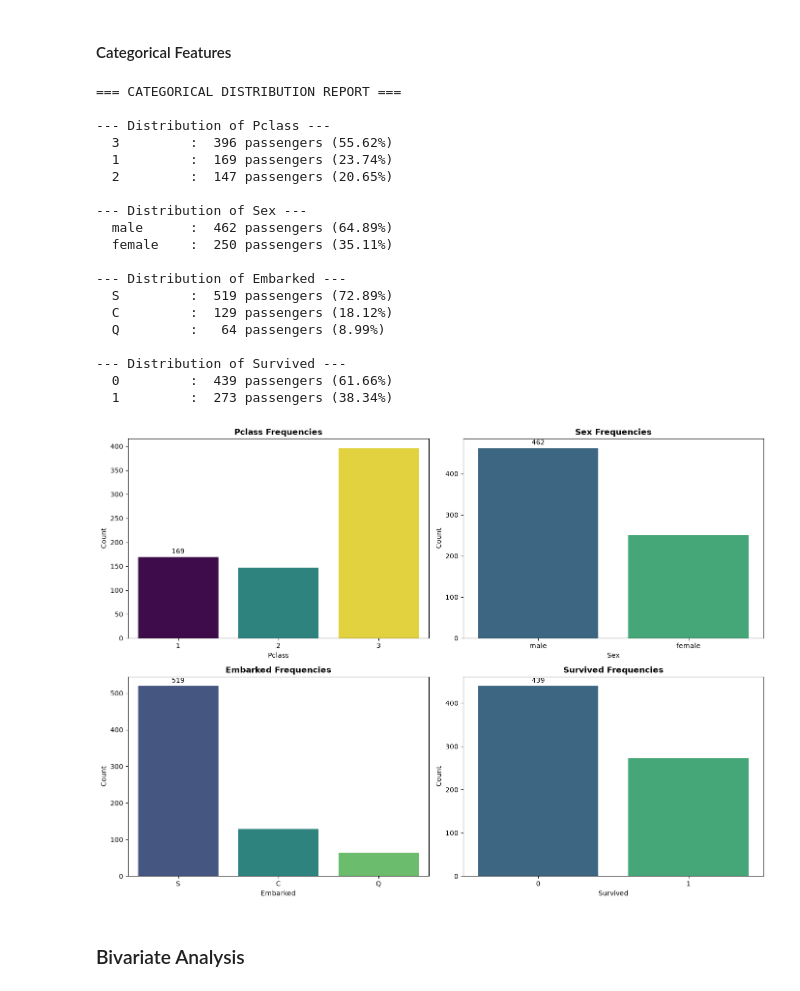
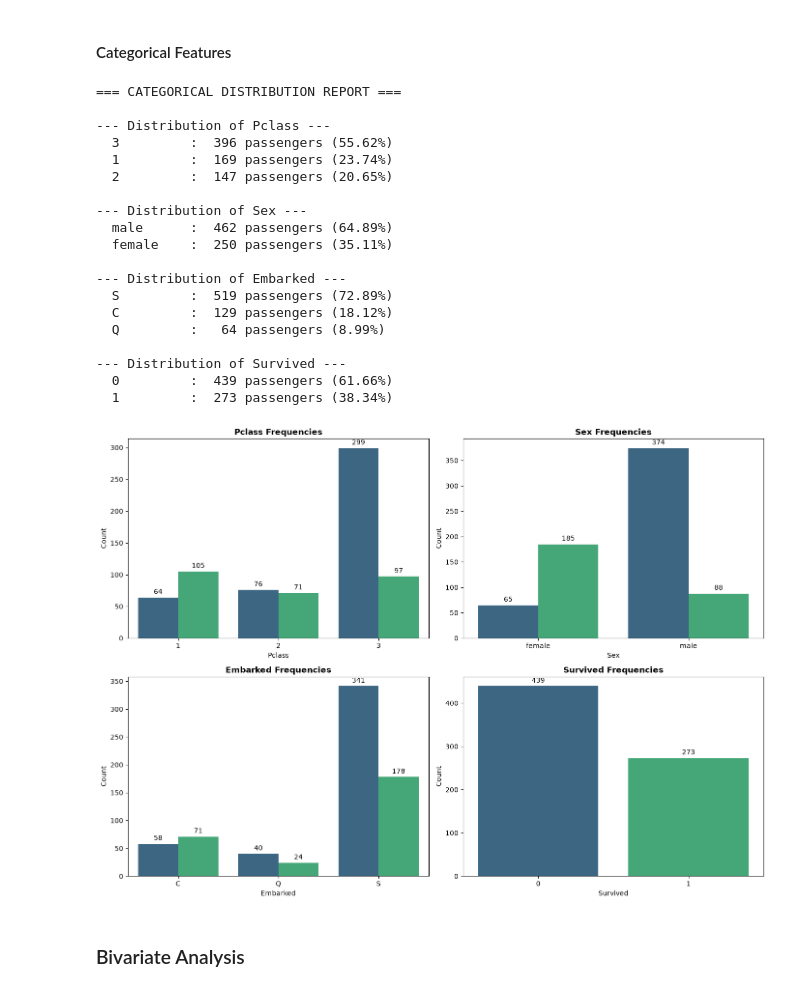
Before and after one commit to rbennum/titanic-survival, a Jupyter notebook: notebooks/02_eda.ipynb, the cells around one changed output. Saved outputs shown, nothing was run; the diff lists cells and outputs as text; code cells hidden in the pictures.

```diff
--- a/notebooks/02_eda.ipynb
+++ b/notebooks/02_eda.ipynb
@@ -29,7 +26,7 @@ pd.set_option('display.max_colwidth', None)
 pd.set_option('display.max_columns', None)
 pd.set_option('display.max_rows', None)
 # %%
-df_train = pd.read_csv("../data/processed/X_train.csv")
-df_test = pd.read_csv("../data/processed/X_test.csv")
-df_train_y = pd.read_csv("../data/processed/Y_train.csv")
-df_test_y = pd.read_csv("../data/processed/Y_test.csv")
+df_train = pd.read_parquet("../data/processed/X_train.parquet", engine='fastparquet')
+df_test = pd.read_parquet("../data/processed/X_test.parquet", engine='fastparquet')
+df_train_y = pd.read_parquet("../data/processed/y_train.parquet", engine='fastparquet')
+df_test_y = pd.read_parquet("../data/processed/y_test.parquet", engine='fastparquet')
@@ -403,40 +417,38 @@ for i, col in enumerate(cat_cols):
         val_str = "Missing (NaN)" if pd.isna(val) else str(val)
         print(f"  {val_str:<10}: {counts[val]:>4} passengers ({percentages[val]:.2%})")
 
-    sns.countplot(data=df_temp, x=col, ax=axes[i], palette='viridis', hue=col, legend=False)
+    sns.countplot(data=df_temp, x=col, ax=axes[i], palette='viridis', hue='Survived', legend=False)
 
-    from typing import cast
-    from matplotlib.container import BarContainer
-    bar_container = cast(BarContainer, axes[i].containers[0])
-    axes[i].bar_label(bar_container, fmt='%d', label_type='edge', padding=3)
+    for container in axes[i].containers:
+        axes[i].bar_label(container, fmt='%d', label_type='edge', padding=3)
 
     axes[i].set_title(f'{col} Frequencies', fontsize=12, weight='bold')
     axes[i].set_ylabel('Count')
     axes[i].set_xlabel(col)
 
 plt.tight_layout()
 plt.show()
 # %% [output]
 === CATEGORICAL DISTRIBUTION REPORT ===
 
 --- Distribution of Pclass ---
   3         :  396 passengers (55.62%)
   1         :  169 passengers (23.74%)
   2         :  147 passengers (20.65%)
 
 --- Distribution of Sex ---
   male      :  462 passengers (64.89%)
   female    :  250 passengers (35.11%)
 
 --- Distribution of Embarked ---
   S         :  519 passengers (72.89%)
   C         :  129 passengers (18.12%)
   Q         :   64 passengers (8.99%)
 
 --- Distribution of Survived ---
   0         :  439 passengers (61.66%)
   1         :  273 passengers (38.34%)
-[figure, old version]
+[figure, new version]
 # %% [markdown]
 ### Bivariate Analysis
 # %% [markdown]
```
Also changed, not shown: parts of 11 cells of this notebook, 7 other files.
